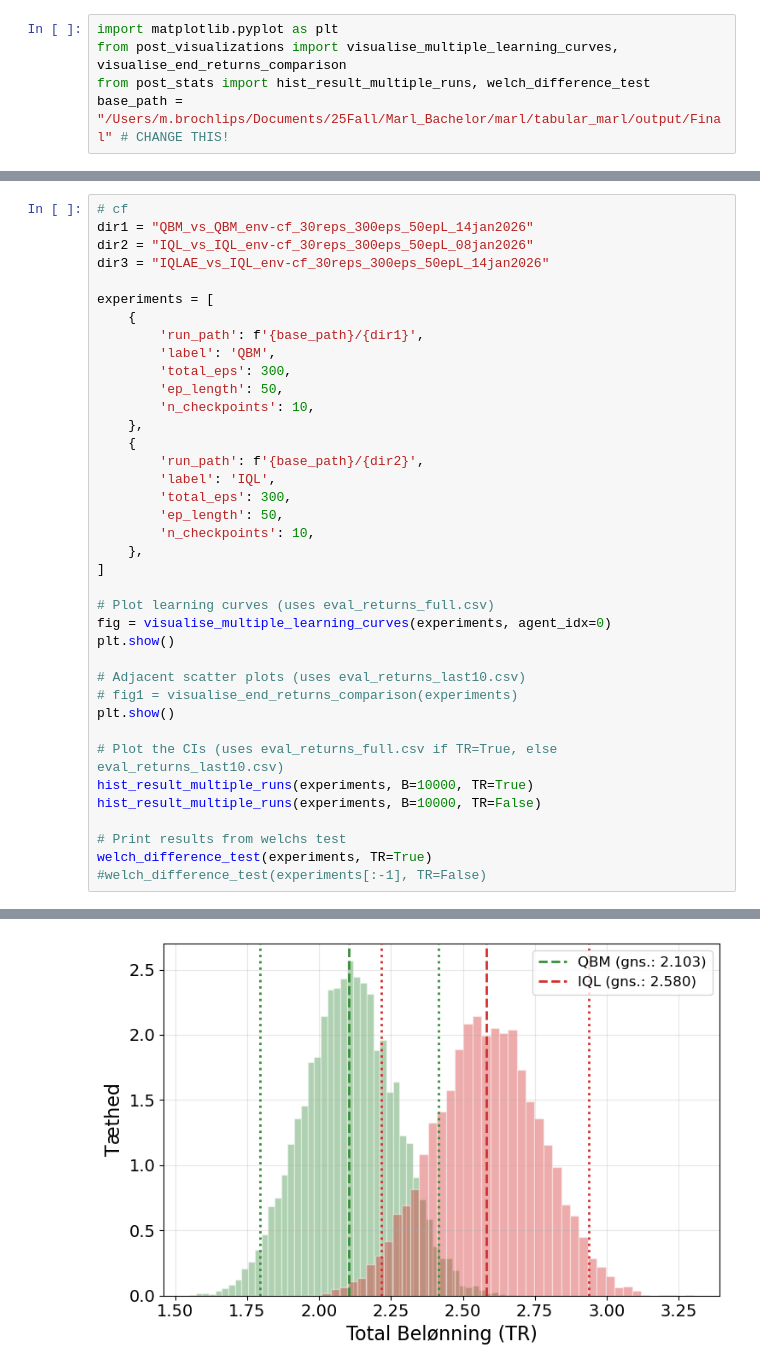
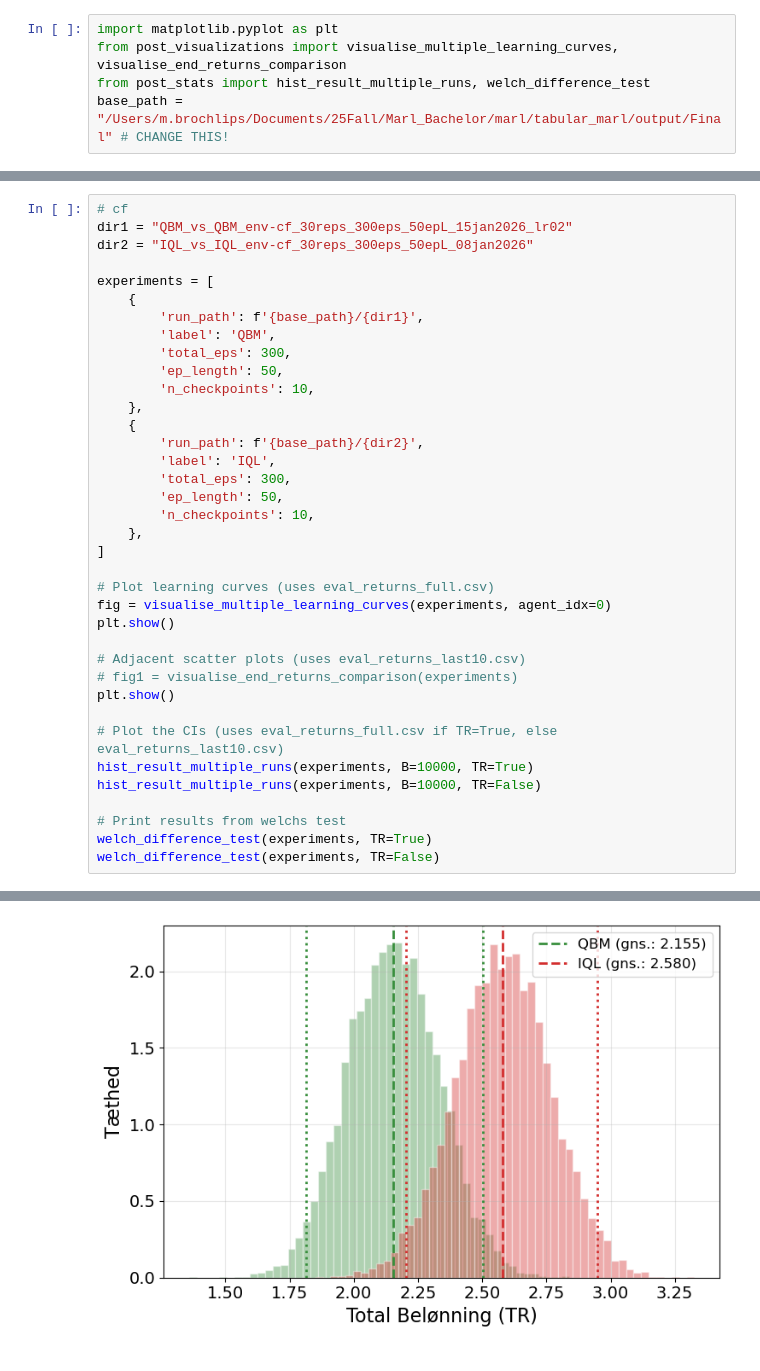
Before and after one commit to mbrochlips/marl, a Jupyter notebook: tabular_marl/utils/d3_stats_and_vis.ipynb, the cells around one changed output, grey strips where cells are left out. Cells and saved outputs as stored; diff of their text form.

```diff
--- a/tabular_marl/utils/d3_stats_and_vis.ipynb
+++ b/tabular_marl/utils/d3_stats_and_vis.ipynb
@@ -102,8 +180,7 @@ Reject the null hypothesis: the APs are significantly different.
 # %%
 # cf
-dir1 = "QBM_vs_QBM_env-cf_30reps_300eps_50epL_14jan2026"
+dir1 = "QBM_vs_QBM_env-cf_30reps_300eps_50epL_15jan2026_lr02"
 dir2 = "IQL_vs_IQL_env-cf_30reps_300eps_50epL_08jan2026"
-dir3 = "IQLAE_vs_IQL_env-cf_30reps_300eps_50epL_14jan2026"
 
 experiments = [
     {
@@ -136,5 +213,5 @@ hist_result_multiple_runs(experiments, B=10000, TR=False)
 
 # Print results from welchs test
 welch_difference_test(experiments, TR=True)
-#welch_difference_test(experiments[:-1], TR=False)
+welch_difference_test(experiments, TR=False)
 # %% [output]
@@ -160 +233 @@ Bootstrap SE (IQL): 0.1861
-[figure, old version]
+[figure, new version]
```
Also changed, not shown: parts of 5 cells of this notebook, 47 other files.
